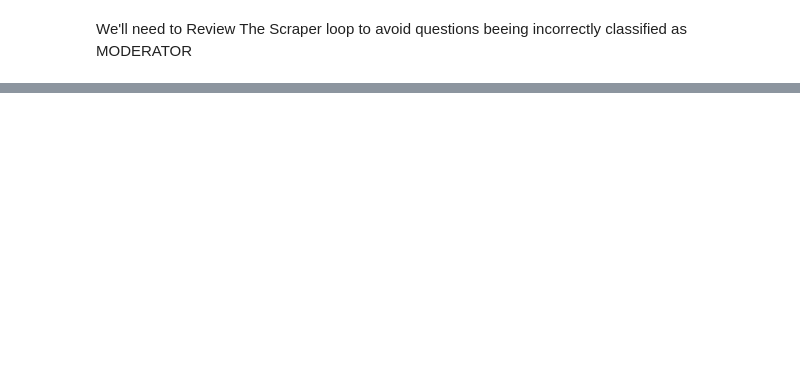
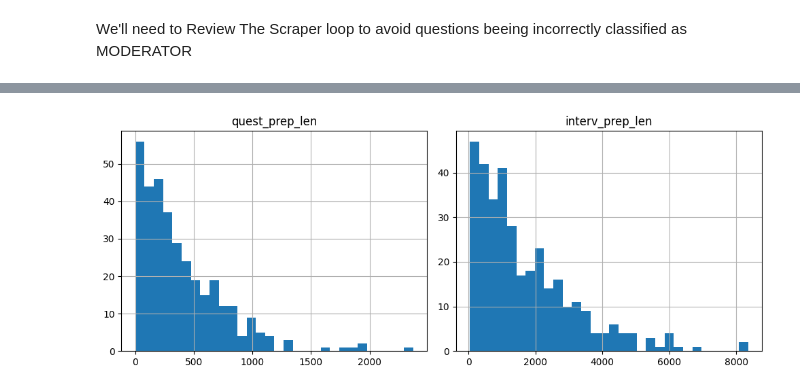
Before and after one commit to mgallon235/pga_liv, a Jupyter notebook: Preprocessor.ipynb, the cells around one changed output, grey strips where cells are left out. Drawn from its saved outputs; the diff is of its cells as text; code cells hidden in the pictures; blank space fills up the shorter version.

```diff
--- a/Preprocessor.ipynb
+++ b/Preprocessor.ipynb
@@ -65,0 +295,2 @@ Name: question, Length: 19352, dtype: object
+# %%
+df_pre = df[df['player'].isin(analysis_list)]
@@ -65,0 +461,5 @@ Name: question, Length: 19352, dtype: object
+# %%
+#Checking Results from Preprocessing Modules
+testing = txtprocess_tok(df_month[0:20],'concatenated_questions',1)
+for i in testing:
+    print(i)
@@ -65,0 +486,8 @@ Name: question, Length: 19352, dtype: object
+# %%
+## Preprocesing both interviews and questions
+df_month['interv_prepr'] = txtprocess_tok(df_month,'concatenated_interviews',1)
+df_month['quest_prepr'] = txtprocess_tok(df_month,'concatenated_questions',1)
+
+#Assembling the new dataframe with both preprocessed and original columns
+df_month  = df_month[['player', 'year_month','quest_prepr', 'interv_prepr', 'LIV_CHANGE','concatenated_questions','concatenated_interviews']]
+df_month.head()
@@ -65,0 +501,11 @@ Name: question, Length: 19352, dtype: object
+# %%
+#Add the length of the documents
+
+df_month['quest_prep_len'] = [len(i.split(' ')) for i in df_month['quest_prepr']]
+df_month['interv_prep_len'] = [len(i.split(' ')) for i in df_month['interv_prepr']]
+
+df_month['quest_len'] = [len(i.split(' ')) for i in df_month['concatenated_questions']]
+df_month['reply_len'] = [len(i.split(' ')) for i in df_month['concatenated_interviews']]
+df_month.head()
+#print(len(df_month.concatenated_questions[40].split(' ')))
+#print(len(df_month.quest_prepr[40].split(' ')))
@@ -65,0 +539,21 @@ Name: question, Length: 19352, dtype: object
+# %%
+def numeric_cols(dataset):
+    numerics = dataset.select_dtypes(include= np.number).columns.tolist()
+    return numerics
+
+def plot_hist_mult(data,var1,var2,bins):
+    fig, axes = plt.subplots(var1,var2)
+
+    for i, el in enumerate(list(data.columns.values)):
+        a= data.hist(el,ax=axes.flatten()[i], bins=bins)
+
+    fig.set_size_inches(10,4)
+    plt.tight_layout()
+    plt.show()
+
+numeric_cols = numeric_cols(df_month)
+filtered_cols = [i for i in numeric_cols if i not in ['LIV_CHANGE','quest_len','reply_len']]
+
+plot_hist_mult(df_month[filtered_cols],1,2,30)
+# %% [output]
+[figure, added]
```
Also changed, not shown: parts of 82 cells of this notebook, 3 other files.
